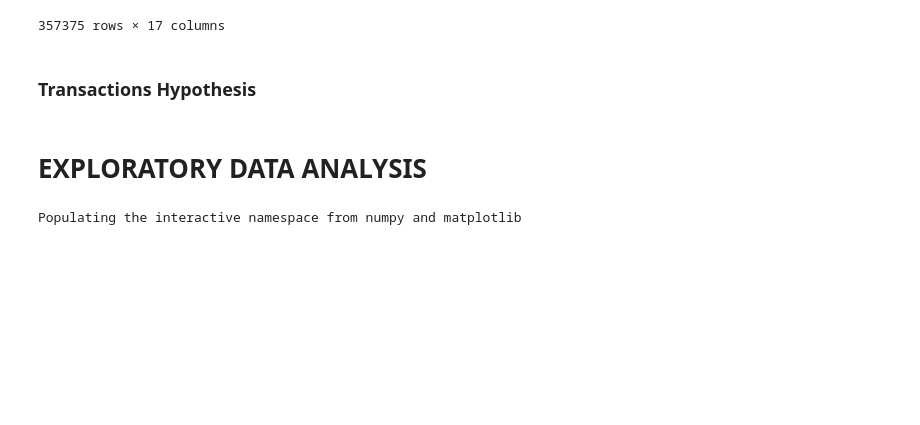
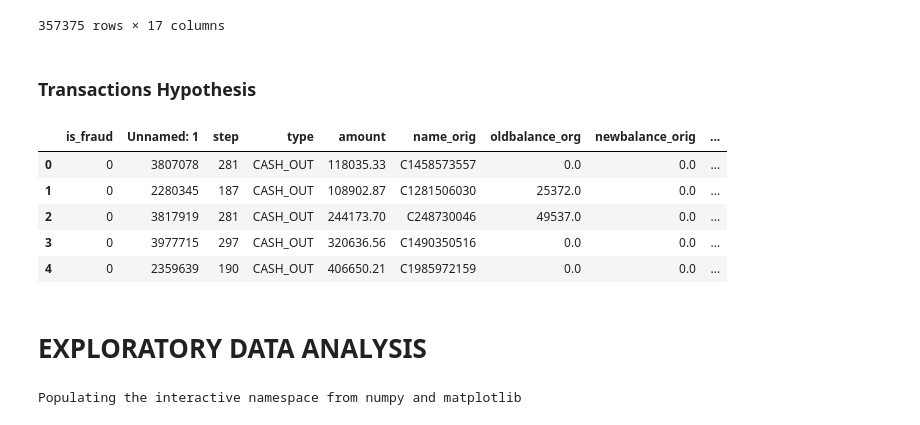
Before and after one commit to leon-amador/blocker_fraud_company, a Jupyter notebook: blocker_fraud_company_notebook.ipynb, the cells around one changed output. Saved outputs shown, nothing was run; the diff lists cells and outputs as text; code cells hidden in the pictures; blank space fills up the shorter version.

```diff
--- a/blocker_fraud_company_notebook.ipynb
+++ b/blocker_fraud_company_notebook.ipynb
@@ -435,3 +437,12 @@ df3
+# %%
+df3.head()
+# %% [output]
+|  | is_fraud | Unnamed: 1 | step | type | amount | name_orig | oldbalance_org | newbalance_orig | ... |
+| 0 | 0 | 3807078 | 281 | CASH_OUT | 118035.33 | C1458573557 | 0.0 | 0.0 | ... |
+| 1 | 0 | 2280345 | 187 | CASH_OUT | 108902.87 | C1281506030 | 25372.0 | 0.0 | ... |
+| 2 | 0 | 3817919 | 281 | CASH_OUT | 244173.70 | C248730046 | 49537.0 | 0.0 | ... |
+| 3 | 0 | 3977715 | 297 | CASH_OUT | 320636.56 | C1490350516 | 0.0 | 0.0 | ... |
+| 4 | 0 | 2359639 | 190 | CASH_OUT | 406650.21 | C1985972159 | 0.0 | 0.0 | ... |
 # %% [markdown]
 # EXPLORATORY DATA ANALYSIS
 # %%
```
Also changed, not shown: parts of 15 cells of this notebook.
